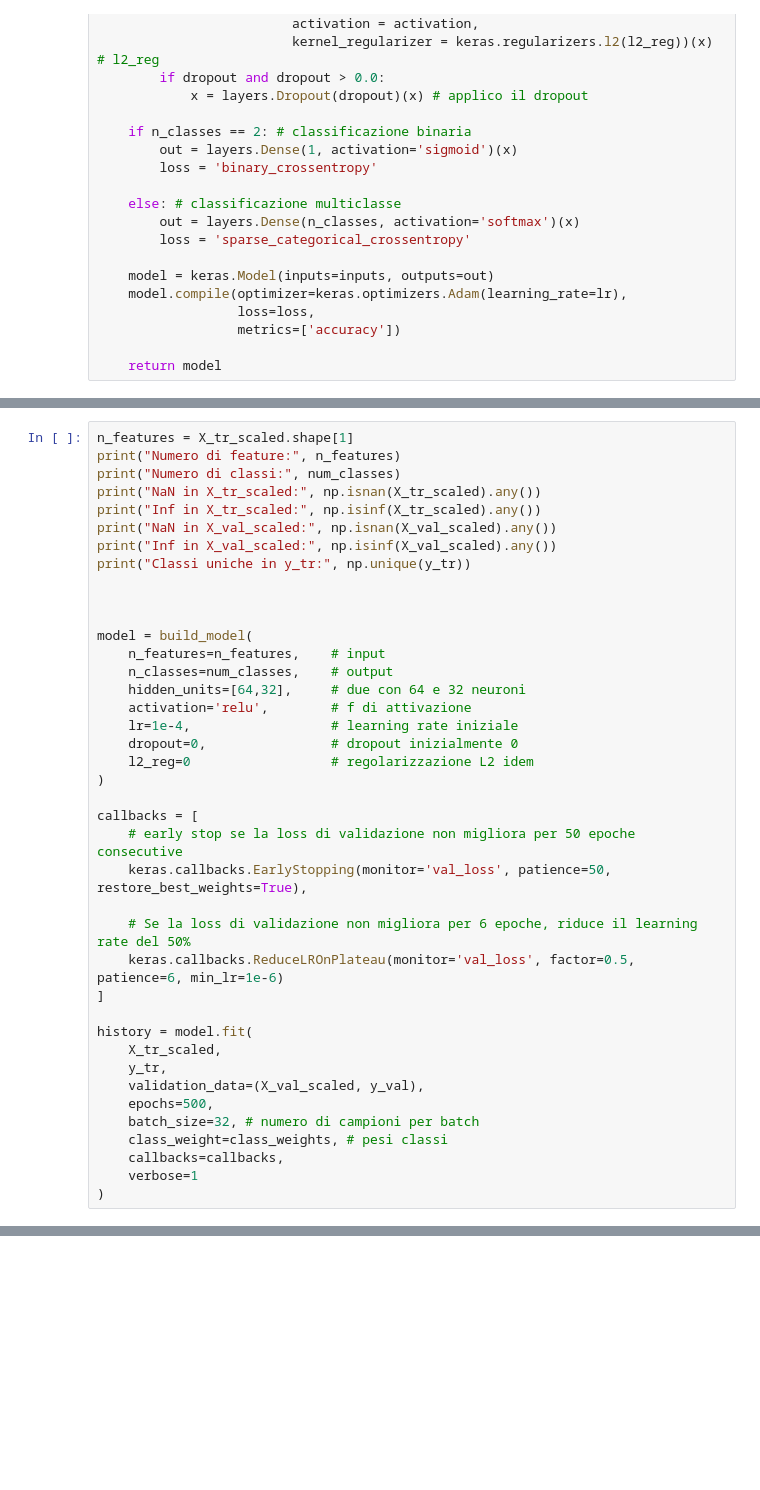
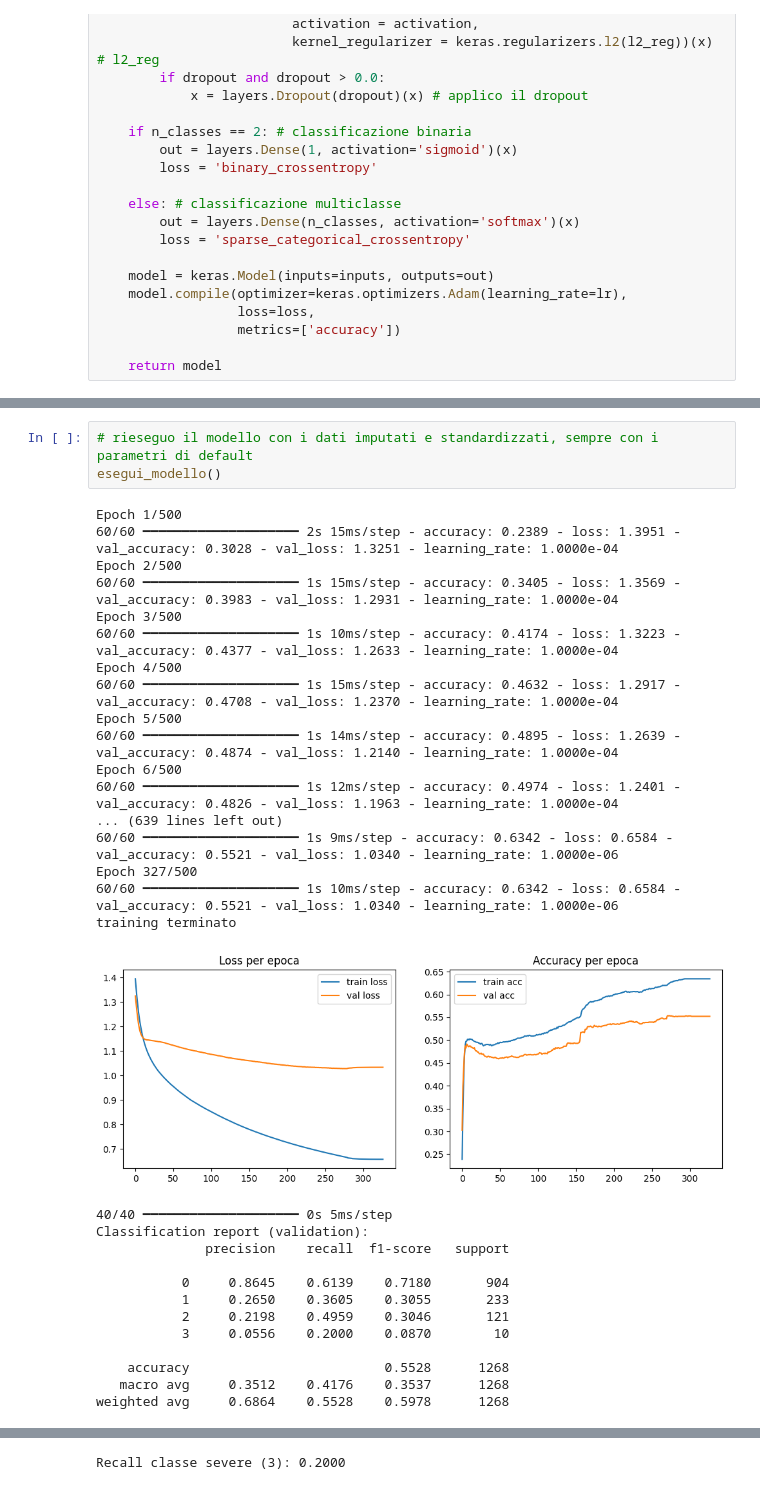
Before and after one commit to dadezz/ML_Problematic_Internet_Use, a Jupyter notebook: src/data_cleaning.ipynb, the cells around one changed output, grey strips where cells are left out. Saved outputs shown, nothing was run; the diff lists cells and outputs as text; blank space fills up the shorter version.

```diff
--- a/src/data_cleaning.ipynb
+++ b/src/data_cleaning.ipynb
@@ -781,42 +814,2 @@ Addestriamo una prima versione della rete neurale costruita in precedenza (`buil
 - **ReduceLROnPlateau** per ridurre il learning rate se la loss di validazione si stabilizza, migliorando la convergenza.
 Il training è ponderato con `class_weight` per dare più importanza alle classi meno rappresentate, in particolare la classe 3.
-# %%
-n_features = X_tr_scaled.shape[1]
-print("Numero di feature:", n_features)
-print("Numero di classi:", num_classes)
-print("NaN in X_tr_scaled:", np.isnan(X_tr_scaled).any())
-print("Inf in X_tr_scaled:", np.isinf(X_tr_scaled).any())
-print("NaN in X_val_scaled:", np.isnan(X_val_scaled).any())
-print("Inf in X_val_scaled:", np.isinf(X_val_scaled).any())
-print("Classi uniche in y_tr:", np.unique(y_tr))
-
-
-
-model = build_model(
-    n_features=n_features,    # input
-    n_classes=num_classes,    # output
-    hidden_units=[64,32],     # due con 64 e 32 neuroni
-    activation='relu',        # f di attivazione
-    lr=1e-4,                  # learning rate iniziale
-    dropout=0,                # dropout inizialmente 0
-    l2_reg=0                  # regolarizzazione L2 idem
-)
-
-callbacks = [
-    # early stop se la loss di validazione non migliora per 50 epoche consecutive
-    keras.callbacks.EarlyStopping(monitor='val_loss', patience=50, restore_best_weights=True),
-
-    # Se la loss di validazione non migliora per 6 epoche, riduce il learning rate del 50%
-    keras.callbacks.ReduceLROnPlateau(monitor='val_loss', factor=0.5, patience=6, min_lr=1e-6)
-]
-
-history = model.fit(
-    X_tr_scaled,
-    y_tr,
-    validation_data=(X_val_scaled, y_val),
-    epochs=500,
-    batch_size=32, # numero di campioni per batch
-    class_weight=class_weights, # pesi classi
-    callbacks=callbacks,
-    verbose=1
-)
@@ -977,0 +1075,34 @@ qui sotto, il codice è lo stesso identico di quello sopra, vengono cambiati i p
+# %%
+# rieseguo il modello con i dati imputati e standardizzati, sempre con i parametri di default
+esegui_modello()
+# %% [output]
+Epoch 1/500
+60/60 ━━━━━━━━━━━━━━━━━━━━ 2s 15ms/step - accuracy: 0.2389 - loss: 1.3951 - val_accuracy: 0.3028 - val_loss: 1.3251 - learning_rate: 1.0000e-04
+Epoch 2/500
+60/60 ━━━━━━━━━━━━━━━━━━━━ 1s 15ms/step - accuracy: 0.3405 - loss: 1.3569 - val_accuracy: 0.3983 - val_loss: 1.2931 - learning_rate: 1.0000e-04
+Epoch 3/500
+60/60 ━━━━━━━━━━━━━━━━━━━━ 1s 10ms/step - accuracy: 0.4174 - loss: 1.3223 - val_accuracy: 0.4377 - val_loss: 1.2633 - learning_rate: 1.0000e-04
+Epoch 4/500
+60/60 ━━━━━━━━━━━━━━━━━━━━ 1s 15ms/step - accuracy: 0.4632 - loss: 1.2917 - val_accuracy: 0.4708 - val_loss: 1.2370 - learning_rate: 1.0000e-04
+Epoch 5/500
+60/60 ━━━━━━━━━━━━━━━━━━━━ 1s 14ms/step - accuracy: 0.4895 - loss: 1.2639 - val_accuracy: 0.4874 - val_loss: 1.2140 - learning_rate: 1.0000e-04
+Epoch 6/500
+60/60 ━━━━━━━━━━━━━━━━━━━━ 1s 12ms/step - accuracy: 0.4974 - loss: 1.2401 - val_accuracy: 0.4826 - val_loss: 1.1963 - learning_rate: 1.0000e-04
+... (639 lines left out)
+60/60 ━━━━━━━━━━━━━━━━━━━━ 1s 9ms/step - accuracy: 0.6342 - loss: 0.6584 - val_accuracy: 0.5521 - val_loss: 1.0340 - learning_rate: 1.0000e-06
+Epoch 327/500
+60/60 ━━━━━━━━━━━━━━━━━━━━ 1s 10ms/step - accuracy: 0.6342 - loss: 0.6584 - val_accuracy: 0.5521 - val_loss: 1.0340 - learning_rate: 1.0000e-06
+training terminato
+[figure, added]
+40/40 ━━━━━━━━━━━━━━━━━━━━ 0s 5ms/step
+Classification report (validation):
+              precision    recall  f1-score   support
+
+           0     0.8645    0.6139    0.7180       904
+           1     0.2650    0.3605    0.3055       233
+           2     0.2198    0.4959    0.3046       121
+           3     0.0556    0.2000    0.0870        10
+
+    accuracy                         0.5528      1268
+   macro avg     0.3512    0.4176    0.3537      1268
+weighted avg     0.6864    0.5528    0.5978      1268
@@ -977,0 +1110 @@ qui sotto, il codice è lo stesso identico di quello sopra, vengono cambiati i p
+Recall classe severe (3): 0.2000
```
Also changed, not shown: parts of 34 cells of this notebook.
